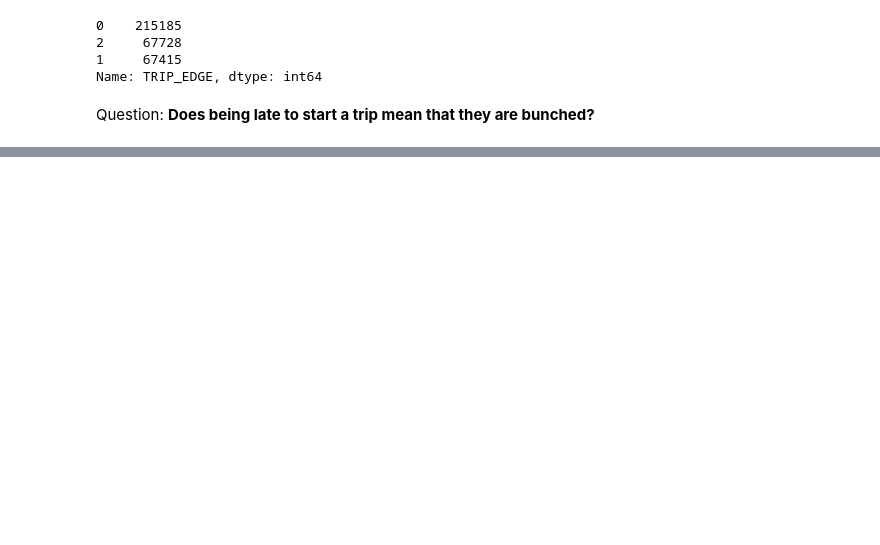
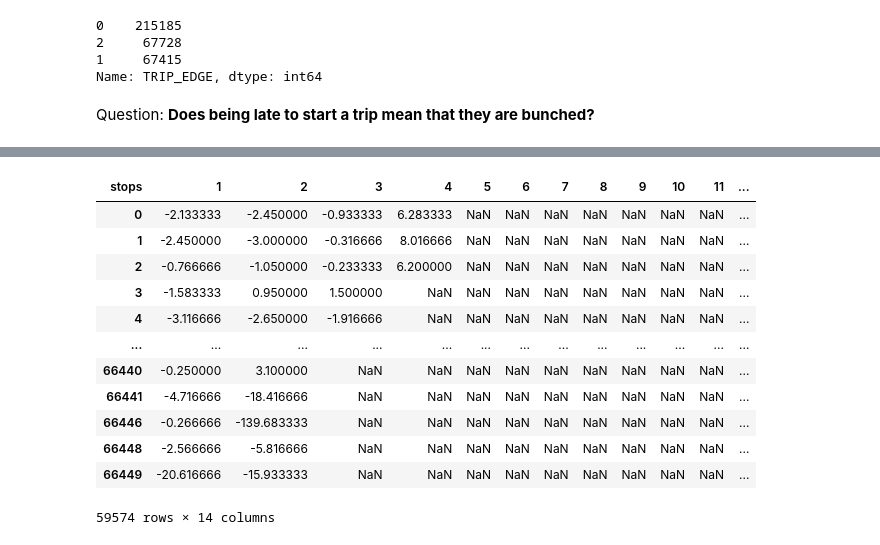
Before and after one commit to kudzuweb/wego-byte-crawlers_wego, a Jupyter notebook: notebooks/KD_wego_question_1.ipynb, the cells around one changed output, grey strips where cells are left out. Drawn from its saved outputs; the diff is of its cells as text; code cells hidden in the pictures; blank space fills up the shorter version.

```diff
--- a/notebooks/KD_wego_question_1.ipynb
+++ b/notebooks/KD_wego_question_1.ipynb
@@ -139,0 +180,16 @@ trip_adherence.pivot_table(values = 'ADHERENCE', index = 'TRIP_IDS', columns = '
+# %%
+trip_adherence_pivot[trip_adherence_pivot[1] < 0]
+# %% [output]
+| stops | 1 | 2 | 3 | 4 | 5 | 6 | 7 | 8 | 9 | 10 | 11 | ... |
+| 0 | -2.133333 | -2.450000 | -0.933333 | 6.283333 | NaN | NaN | NaN | NaN | NaN | NaN | NaN | ... |
+| 1 | -2.450000 | -3.000000 | -0.316666 | 8.016666 | NaN | NaN | NaN | NaN | NaN | NaN | NaN | ... |
+| 2 | -0.766666 | -1.050000 | -0.233333 | 6.200000 | NaN | NaN | NaN | NaN | NaN | NaN | NaN | ... |
+| 3 | -1.583333 | 0.950000 | 1.500000 | NaN | NaN | NaN | NaN | NaN | NaN | NaN | NaN | ... |
+| 4 | -3.116666 | -2.650000 | -1.916666 | NaN | NaN | NaN | NaN | NaN | NaN | NaN | NaN | ... |
+| ... | ... | ... | ... | ... | ... | ... | ... | ... | ... | ... | ... | ... |
+| 66440 | -0.250000 | 3.100000 | NaN | NaN | NaN | NaN | NaN | NaN | NaN | NaN | NaN | ... |
+| 66441 | -4.716666 | -18.416666 | NaN | NaN | NaN | NaN | NaN | NaN | NaN | NaN | NaN | ... |
+| 66446 | -0.266666 | -139.683333 | NaN | NaN | NaN | NaN | NaN | NaN | NaN | NaN | NaN | ... |
+| 66448 | -2.566666 | -5.816666 | NaN | NaN | NaN | NaN | NaN | NaN | NaN | NaN | NaN | ... |
+| 66449 | -20.616666 | -15.933333 | NaN | NaN | NaN | NaN | NaN | NaN | NaN | NaN | NaN | ... |
+59574 rows × 14 columns
```
Also changed, not shown: parts of 41 cells of this notebook.
